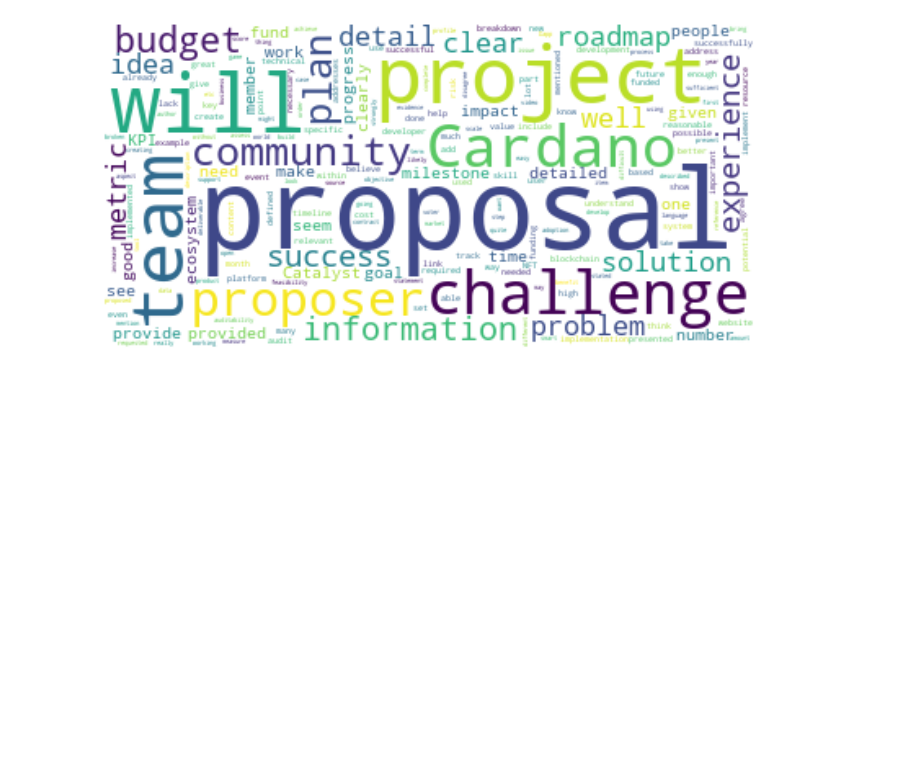
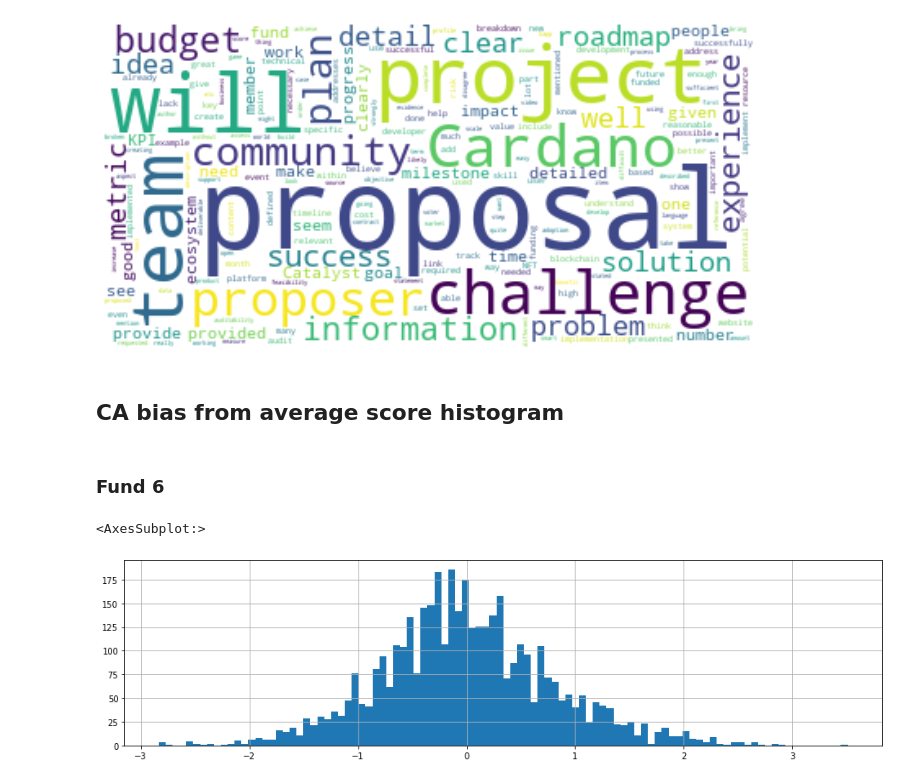
Before and after one commit to rodolfomiranda/ca_vca_stats, a Jupyter notebook: ca_vca_stats.ipynb, the cells around one changed output. Saved outputs shown, nothing was run; the diff lists cells and outputs as text; code cells hidden in the pictures; blank space fills up the shorter version.

Commit message:
histograms

```diff
--- a/ca_vca_stats.ipynb
+++ b/ca_vca_stats.ipynb
@@ -23,6 +23,7 @@ df = pd.concat([f6df, f7df])
 # Add ratings
 df['avg_rating'] = (df.impact_rating + df.feasibility_rating + df.auditability_rating)/3
 df['avg_avg_rating'] = df.groupby('proposal_id')['avg_rating'].transform(np.mean)
+df['bias'] = df.avg_avg_rating - df.avg_rating
 df.sort_values(by=['avg_avg_rating'], inplace=True, ascending=False)
 dfx = df[df.result_filtered_out != 'x'].copy()
 dfx['avg_avg_rating_final'] = dfx.groupby('proposal_id')['avg_rating'].transform(np.mean)
@@ -180,3 +218,13 @@ plt.axis("off")
 plt.show()
 # %% [output]
 [figure]
+# %% [markdown]
+## CA bias from average score histogram
+# %% [markdown]
+### Fund 6
+# %%
+# Assesment bias from average scrore
+df[df.fund == 'F6']['bias'].hist(figsize=(16,4),bins=100)
+# %% [output]
+<AxesSubplot:>
+[figure, added]
```
Also changed, not shown: parts of 11 cells of this notebook, 5 other files.
